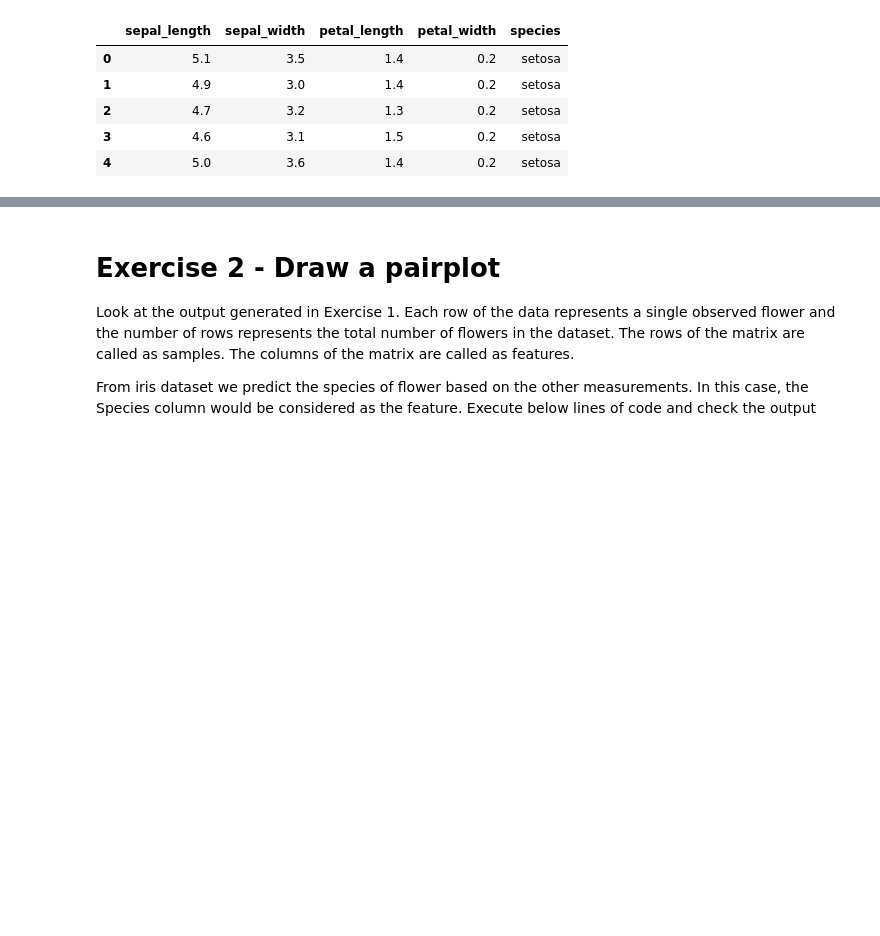
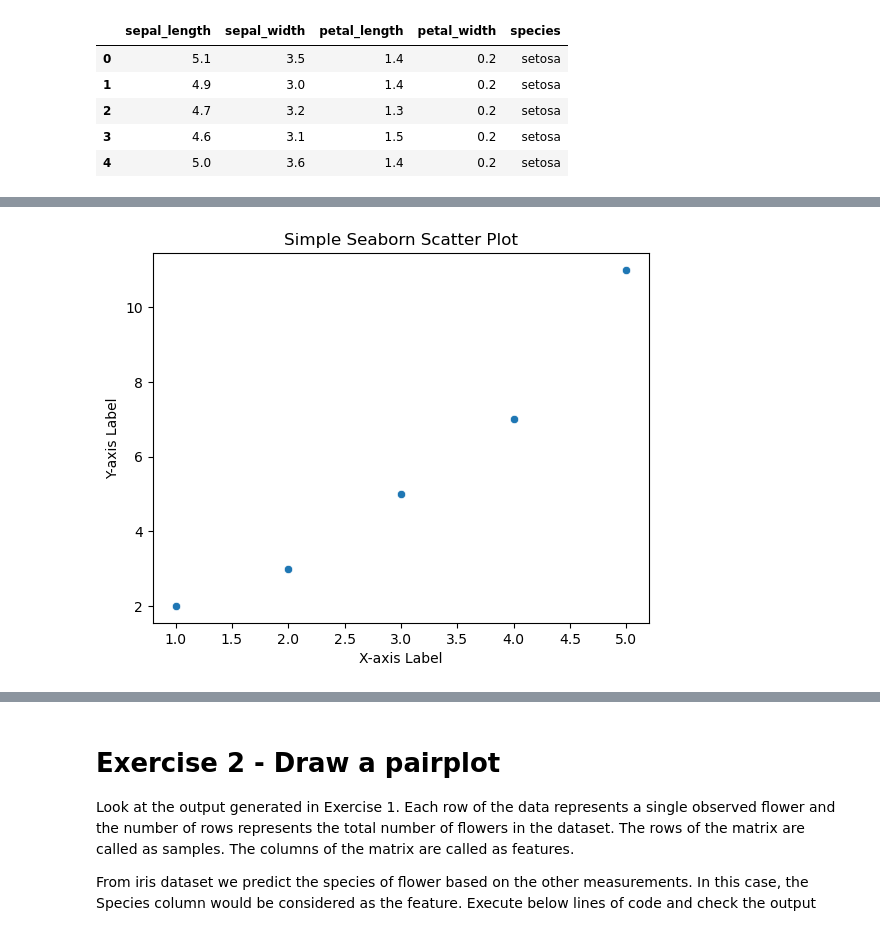
Before and after one commit to robbiet-bc/ai240, a Jupyter notebook: Week2-3/Taylor-Rob-Seaborn Exercise Notebook.ipynb, the cells around one changed output, grey strips where cells are left out. Cells and saved outputs as stored; diff of their text form; code cells hidden in the pictures; blank space fills up the shorter version.

Commit message:
update seaborn. It wasn't done copying when I did the last one.

```diff
--- a/Week2-3/Taylor-Rob-Seaborn Exercise Notebook.ipynb
+++ b/Week2-3/Taylor-Rob-Seaborn Exercise Notebook.ipynb
@@ -46,0 +64,8 @@ iris.head()
+# %%
+sns.scatterplot(x='X', y='Y', data=data)
+plt.title('Simple Seaborn Scatter Plot')
+plt.xlabel('X-axis Label')
+plt.ylabel('Y-axis Label')
+plt.show()
+# %% [output]
+[figure, added]
```
Also changed, not shown: parts of 23 cells of this notebook.
